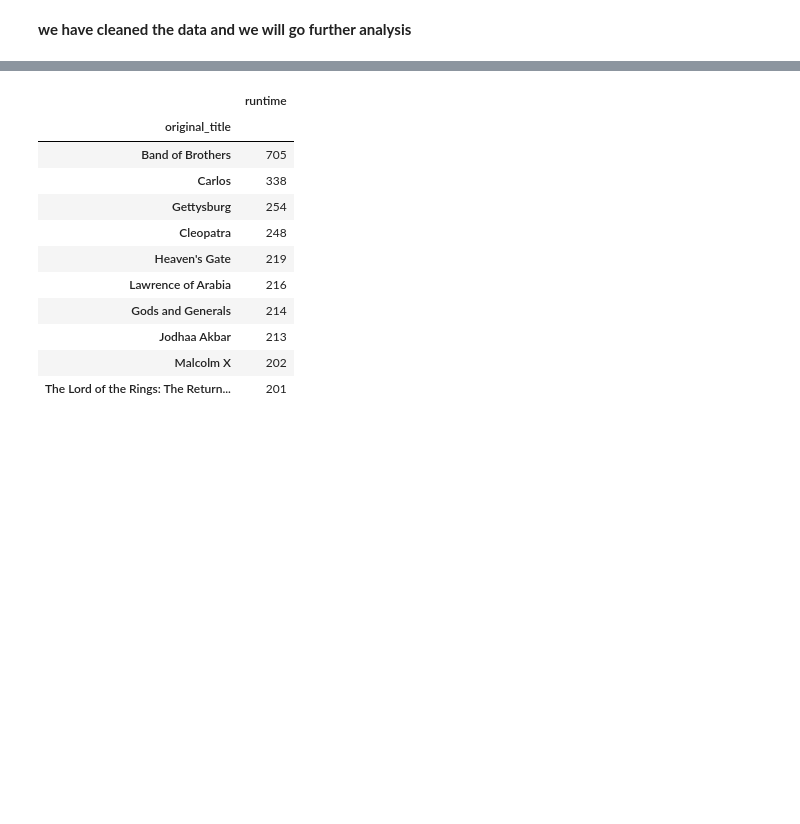
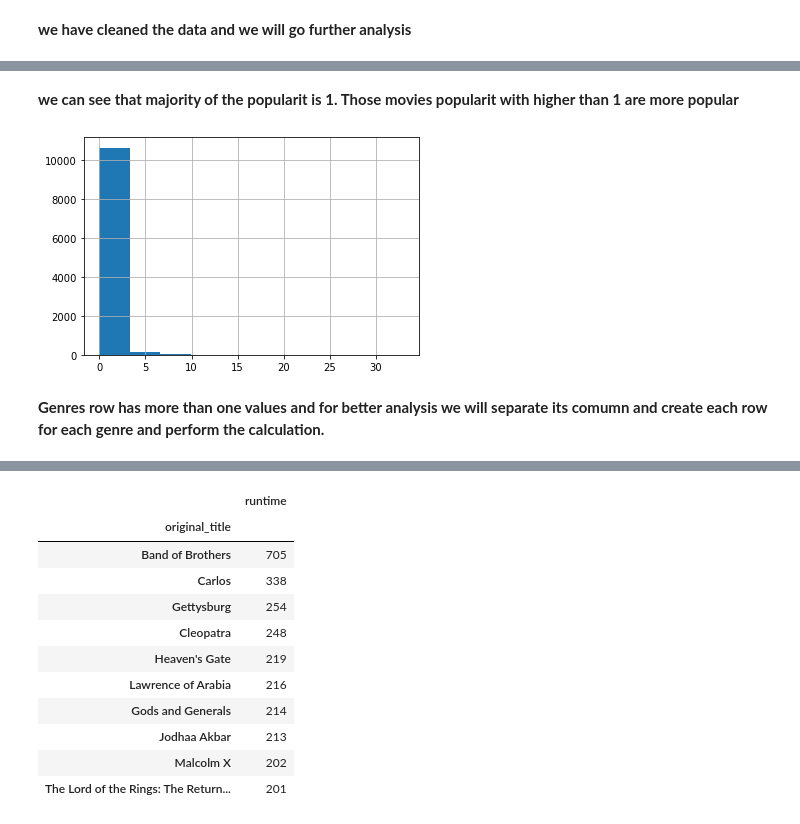
Before and after one commit to NigussieH/MovieDataAnalysis, a Jupyter notebook: MovieDataAnalysis.ipynb, the cells around one changed output, grey strips where cells are left out. Cells and saved outputs as stored; diff of their text form; code cells hidden in the pictures; blank space fills up the shorter version.

```diff
--- a/MovieDataAnalysis.ipynb
+++ b/MovieDataAnalysis.ipynb
@@ -330,0 +251,9 @@ Top10_len = df.nlargest(10,'runtime')[['original_title', 'runtime']]\
+# %% [markdown]
+<strong> we can see that majority of the popularit is  1. Those movies popularit with higher than 1 are more popular <strong>
+# %%
+# visualizing the popularity data
+df.popularity.hist();
+# %% [output]
+[figure, added]
+# %% [markdown]
+<strong> Genres row has more than one values and for better analysis we will separate its comumn and create each row for each genre and perform the calculation.<strong>
```
Also changed, not shown: parts of 88 cells of this notebook, 1 other file.
